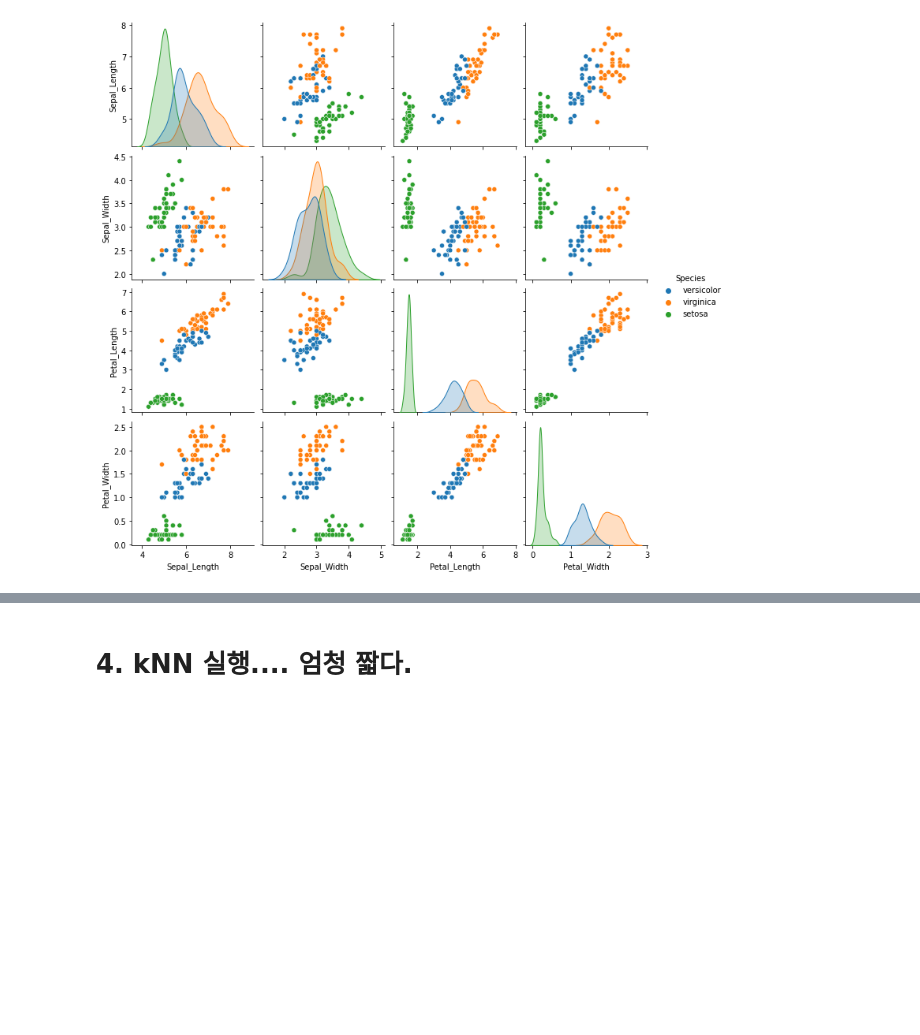
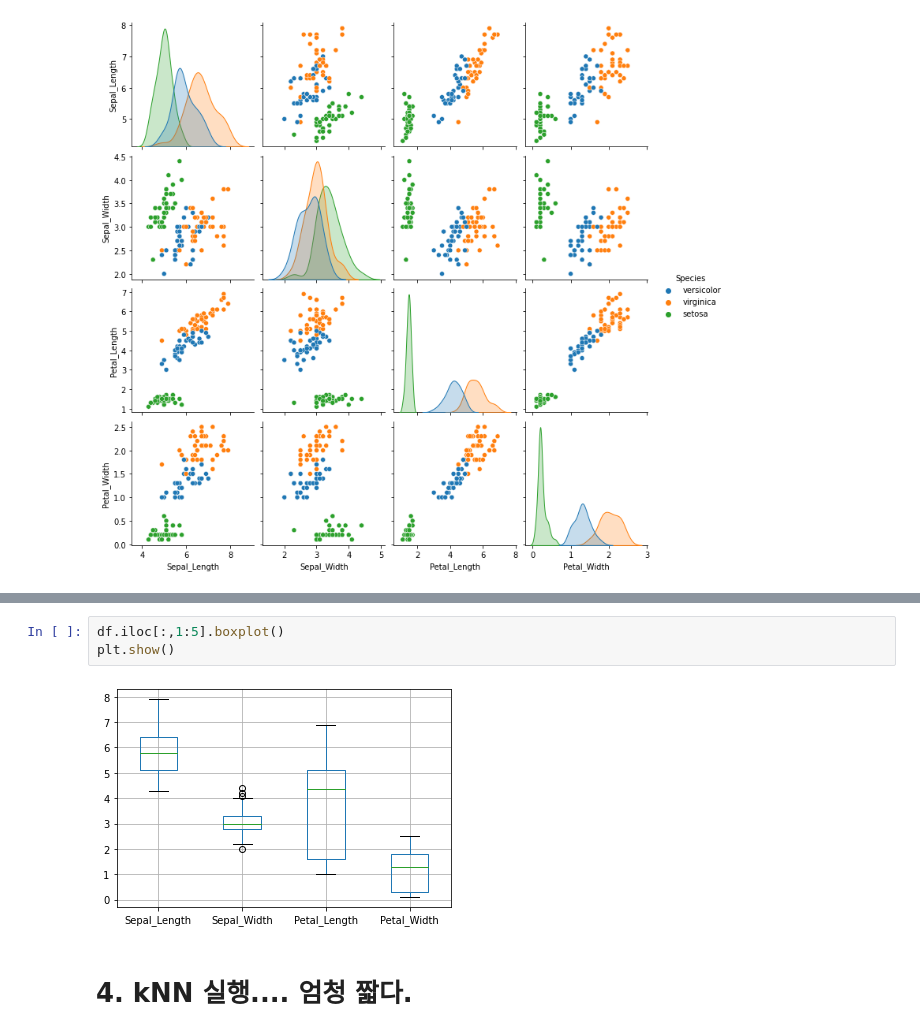
Before and after one commit to gundaminpde/2023-spring, a Jupyter notebook: 02_1_kNN.ipynb, the cells around one changed output, grey strips where cells are left out. Drawn from its saved outputs; the diff is of its cells as text; blank space fills up the shorter version.

```diff
--- a/02_1_kNN.ipynb
+++ b/02_1_kNN.ipynb
@@ -175,3 +211,8 @@ plt.show()
+# %%
+df.iloc[:,1:5].boxplot()
+plt.show()
+# %% [output]
+[figure, added]
 # %% [markdown]
 # **4. kNN 실행.... 엄청 짧다.**
 # %%
```
Also changed, not shown: parts of 11 cells of this notebook.
